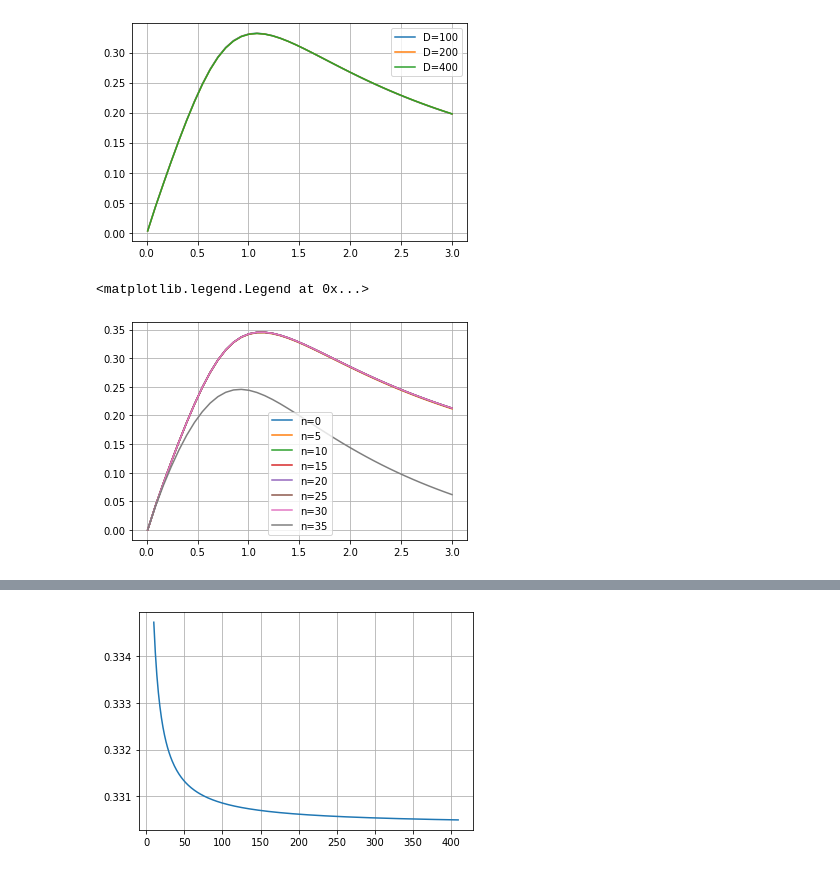
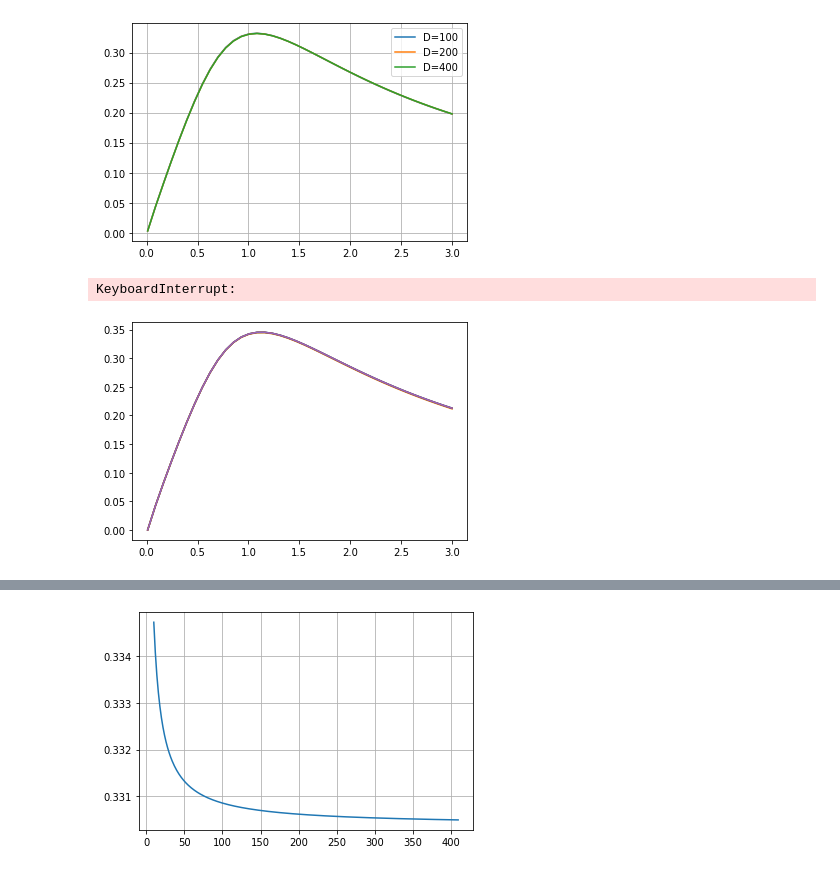
Before and after one commit to marwahaha/qaoa-local-competitors, a Jupyter notebook: hastings.ipynb, the cells around one changed output, grey strips where cells are left out. Drawn from its saved outputs; the diff is of its cells as text; code cells hidden in the pictures.

```diff
--- a/hastings.ipynb
+++ b/hastings.ipynb
@@ -920,7 +1005,7 @@ for D in [10, 30, 100]:
     cs = np.linspace(-0.5, 0, 100)
     outs = []
     for c in cs:
-        trials = 100000
+        trials = 10000
         outs.append(measure(trials, D, c))
     plt.plot(cs, outs, label="D=" + str(D))
 plt.legend()
@@ -1000,15 +1083,15 @@ plt.legend()
 <matplotlib.legend.Legend at 0x...>
 [figure]
 # %%
-D=200
+D=100
 zs = np.linspace(0.01, 3, 40)
 for n in range(0, 40, 5):
     plt.plot(zs, [D**0.5*get_perf_uniform(z, D, 20, n) for z in zs], label="n=" + str(n))
 plt.grid()
 plt.legend()
 # %% [output]
-<matplotlib.legend.Legend at 0x...>
+KeyboardInterrupt:
-[figure, old version]
+[figure, new version]
 # %%
 # def sample_perf_normal(z, D, dim):
 #     # try gaussian
```
Also changed, not shown: parts of 59 cells of this notebook, 1 other file.
